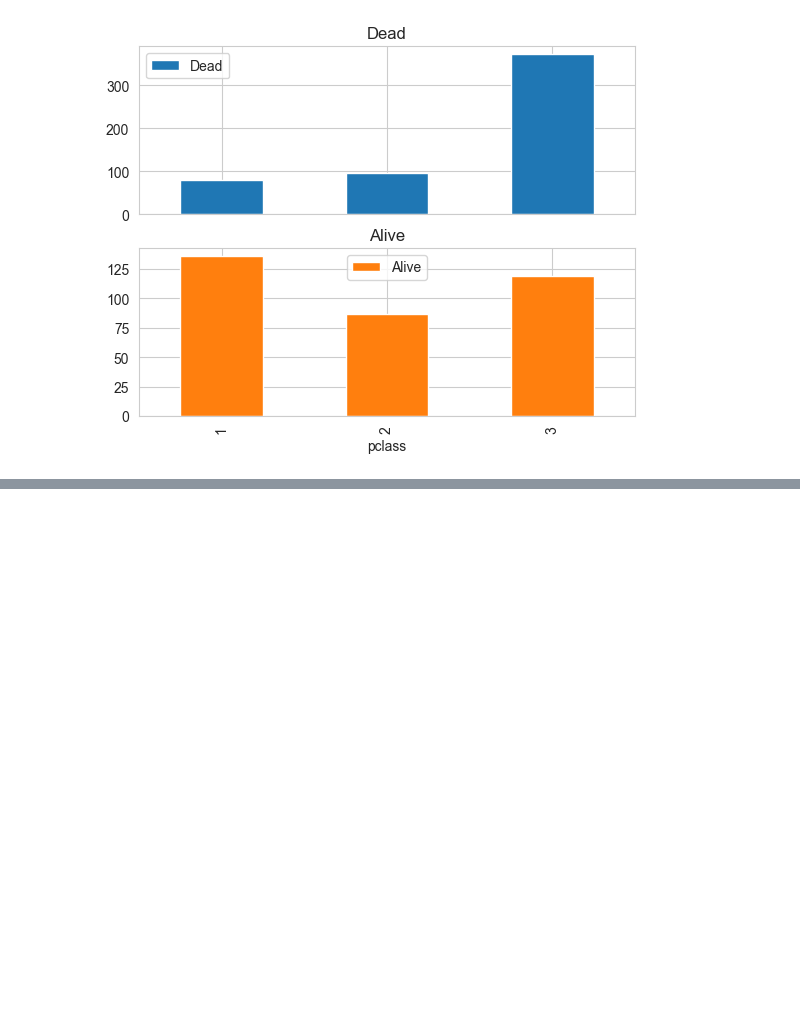
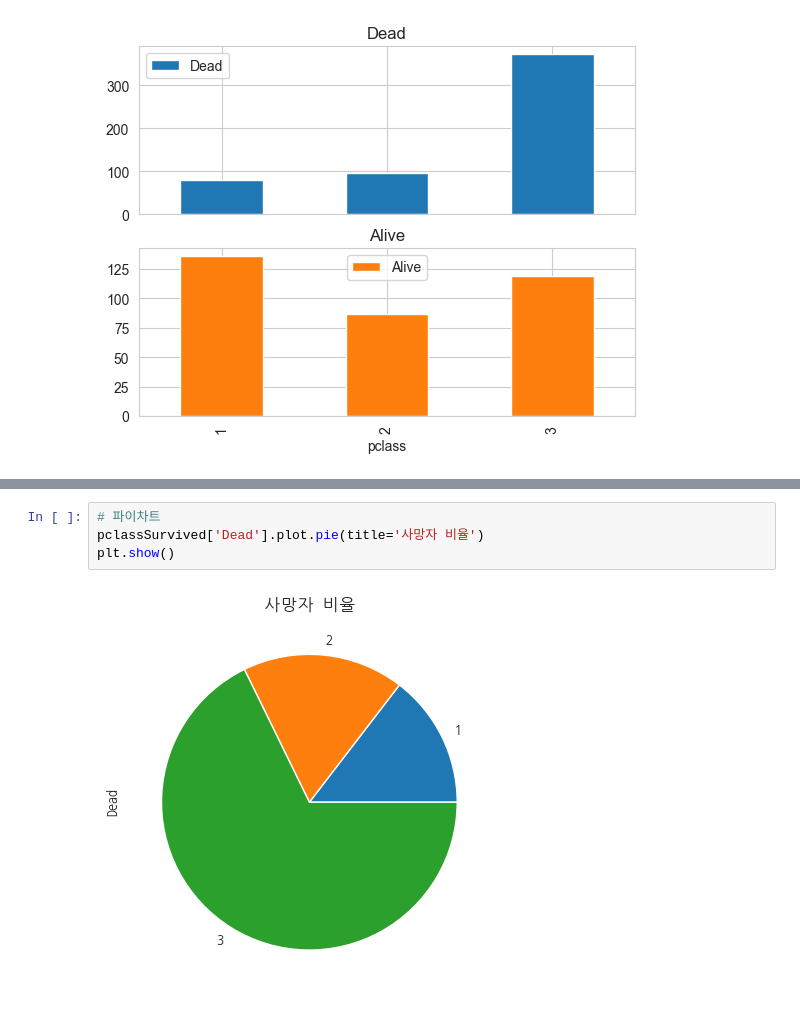
Before and after one commit to b0ong/bigdata-analysis-2024, a Jupyter notebook: day02/da06_plot_practice.ipynb, the cells around one changed output, grey strips where cells are left out. Drawn from its saved outputs; the diff is of its cells as text; blank space fills up the shorter version.

```diff
--- a/day02/da06_plot_practice.ipynb
+++ b/day02/da06_plot_practice.ipynb
@@ -104,0 +123,6 @@ plt.show()
+# %%
+# 파이차트
+pclassSurvived['Dead'].plot.pie(title='사망자 비율')
+plt.show()
+# %% [output]
+[figure, added]
```
Also changed, not shown: parts of 3 cells of this notebook, 2 other files.
